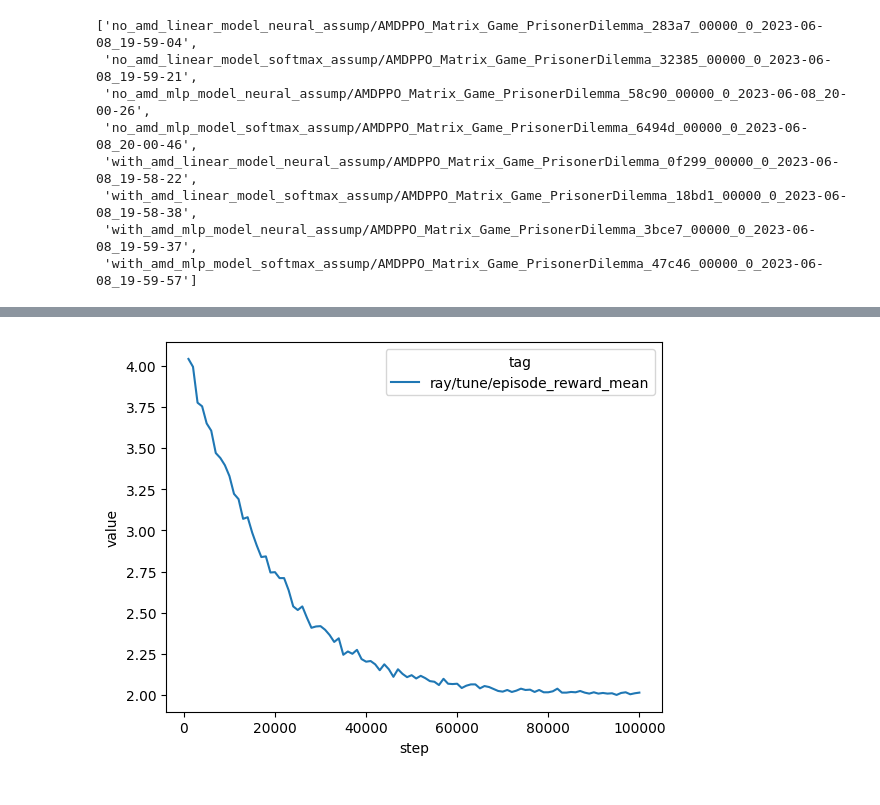
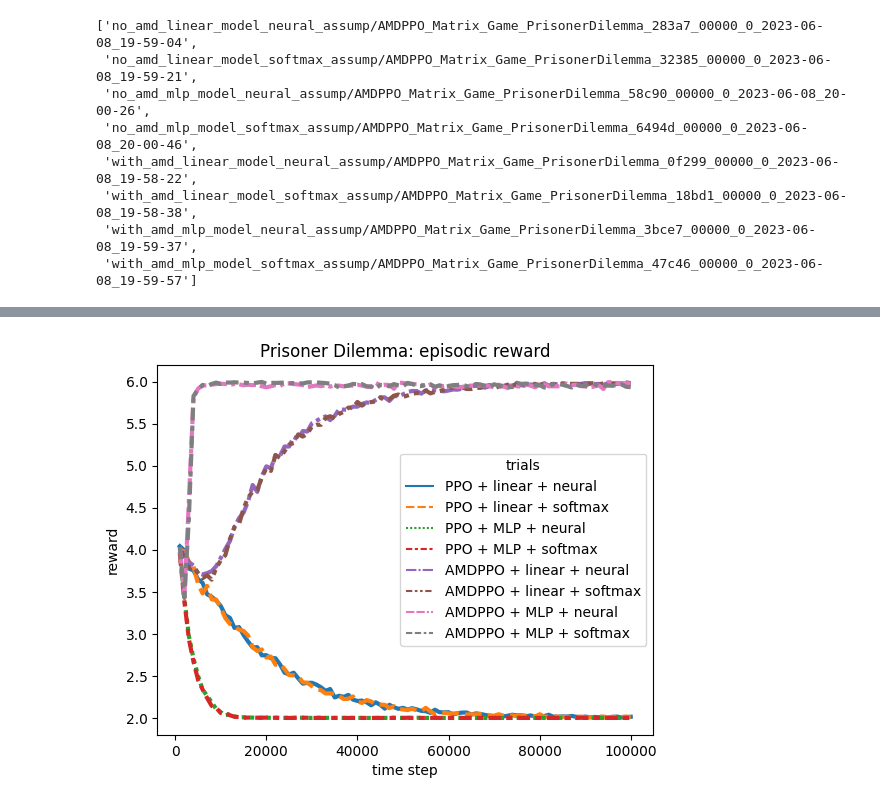
Before and after one commit to quantaji/AMD-SSD, a Jupyter notebook: figures/matrix_game.ipynb, the cells around one changed output, grey strips where cells are left out. Cells and saved outputs as stored; diff of their text form; code cells hidden in the pictures.

Commit message:
add figure and report

```diff
--- a/figures/matrix_game.ipynb
+++ b/figures/matrix_game.ipynb
@@ -80,4 +45,29 @@ array(['no_amd_linear_model_neural_assump/AMDPPO_Matrix_Game_PrisonerDilemma_283
-# %%
-g = sns.lineplot(data=new_df, x='step', y='value', hue='tag')
-# %% [output]
-[figure, removed]
+# %%
+df['trials'] = df['dir_name'].apply({
+    'no_amd_linear_model_neural_assump/AMDPPO_Matrix_Game_PrisonerDilemma_283a7_00000_0_2023-06-08_19-59-04': 'PPO + linear + neural',
+    'no_amd_linear_model_softmax_assump/AMDPPO_Matrix_Game_PrisonerDilemma_32385_00000_0_2023-06-08_19-59-21': 'PPO + linear + softmax',
+    'no_amd_mlp_model_neural_assump/AMDPPO_Matrix_Game_PrisonerDilemma_58c90_00000_0_2023-06-08_20-00-26': 'PPO + MLP + neural',
+    'no_amd_mlp_model_softmax_assump/AMDPPO_Matrix_Game_PrisonerDilemma_6494d_00000_0_2023-06-08_20-00-46': 'PPO + MLP + softmax',
+    'with_amd_linear_model_neural_assump/AMDPPO_Matrix_Game_PrisonerDilemma_0f299_00000_0_2023-06-08_19-58-22': 'AMDPPO + linear + neural',
+    'with_amd_linear_model_softmax_assump/AMDPPO_Matrix_Game_PrisonerDilemma_18bd1_00000_0_2023-06-08_19-58-38': 'AMDPPO + linear + softmax',
+    'with_amd_mlp_model_neural_assump/AMDPPO_Matrix_Game_PrisonerDilemma_3bce7_00000_0_2023-06-08_19-59-37': 'AMDPPO + MLP + neural',
+    'with_amd_mlp_model_softmax_assump/AMDPPO_Matrix_Game_PrisonerDilemma_47c46_00000_0_2023-06-08_19-59-57': 'AMDPPO + MLP + softmax',
+}.get)
+# %%
+new_df = df[df['tag'] == 'ray/tune/episode_reward_mean']
+g = sns.lineplot(
+    data=new_df,
+    x='step',
+    y='value',
+    hue='trials',
+    legend='full',
+    style='trials',
+    linewidth=3,
+    dashes=True,
+    markers=False,
+    seed=1234,
+)
+g.set(xlabel='time step', ylabel='reward', title='Prisoner Dilemma: episodic reward')
+plt.savefig('./PD_reward.pdf')
+# %% [output]
+[figure, added]
```
Also changed, not shown: parts of 8 cells of this notebook, 20 other files.
